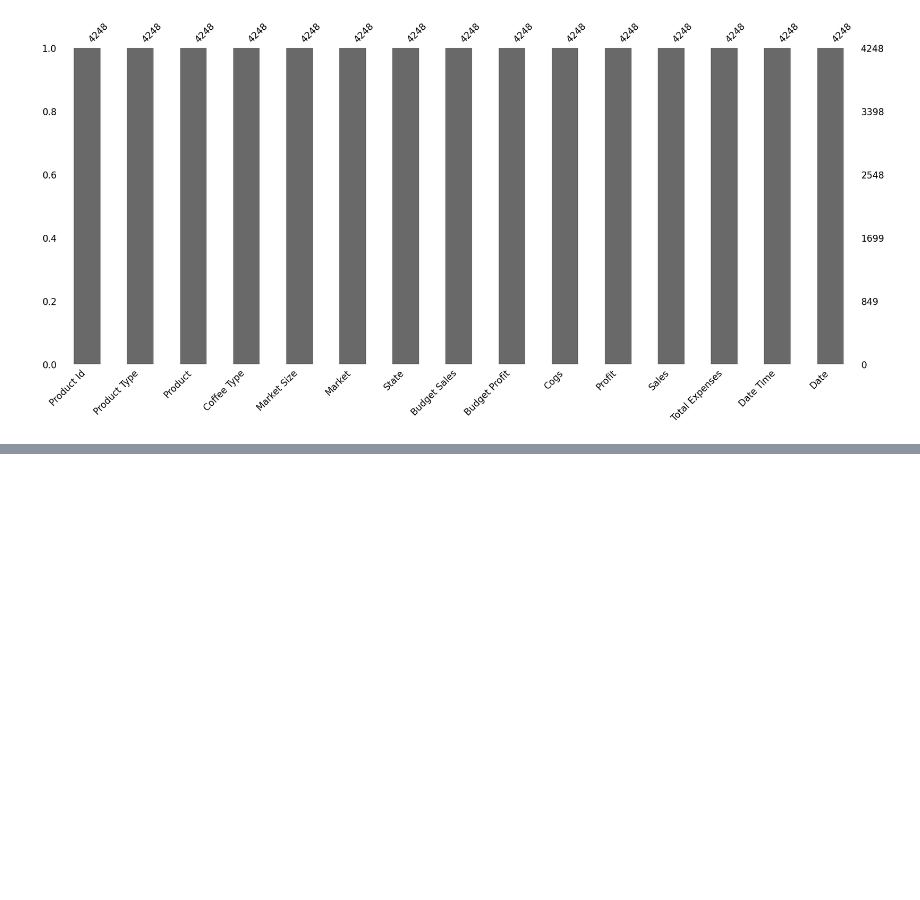
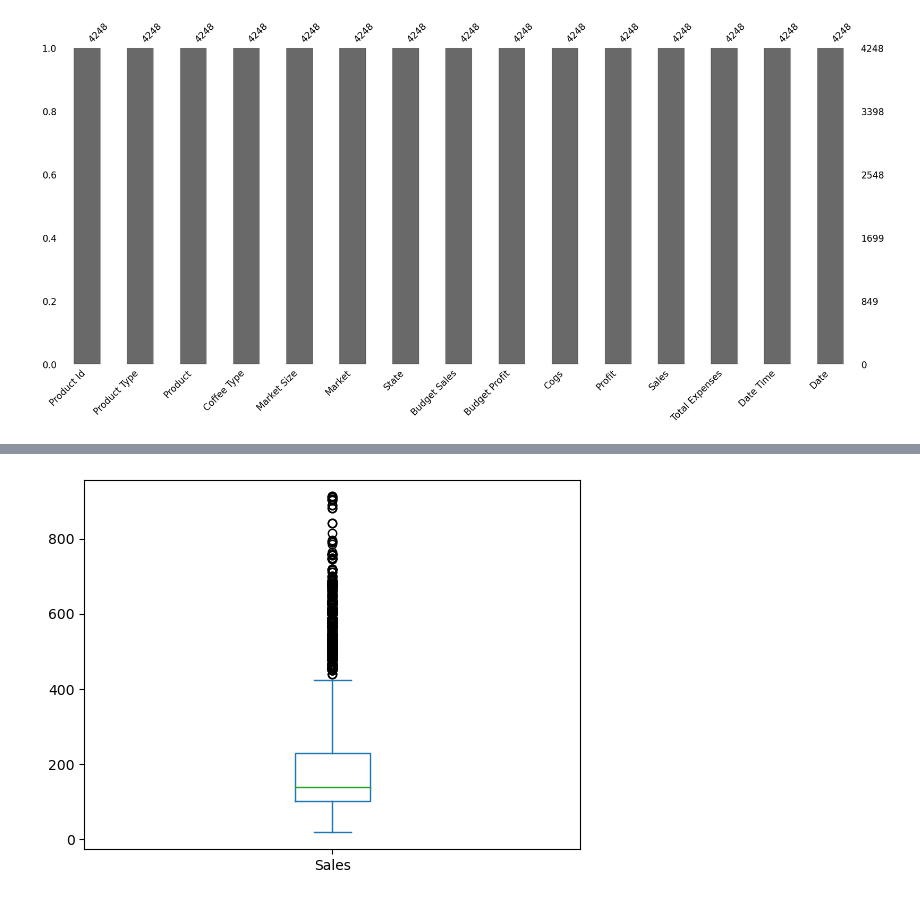
Before and after one commit to alishanstyles/CoffeeChain, a Jupyter notebook: startercode.ipynb, the cells around one changed output, grey strips where cells are left out. Cells and saved outputs as stored; diff of their text form; code cells hidden in the pictures; blank space fills up the shorter version.

```diff
--- a/startercode.ipynb
+++ b/startercode.ipynb
@@ -688,0 +704,4 @@ missingno.bar(df);
+# %%
+df['Sales'].plot.box();
+# %% [output]
+[figure, added]
```
Also changed, not shown: parts of 5 cells of this notebook.
